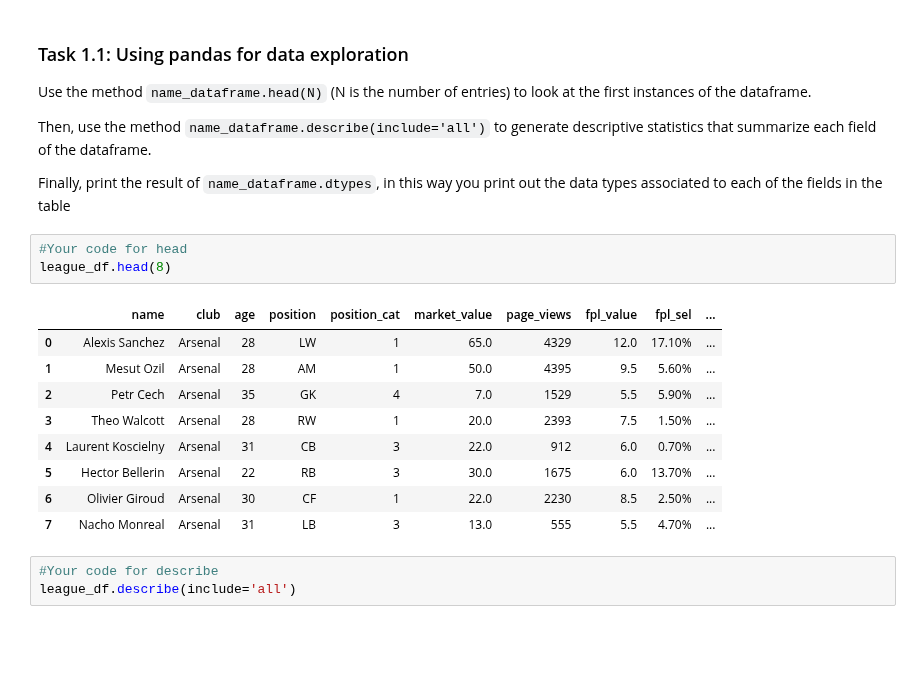
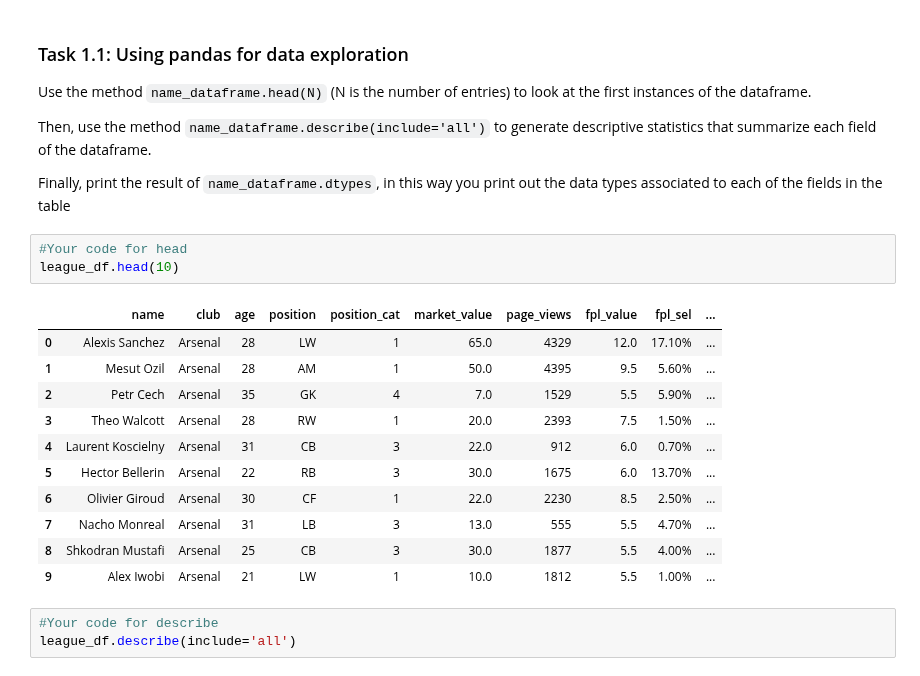
Before and after one commit to setrar/MALIS, a Jupyter notebook: labs/lab1/linear/linear.ipynb, the cells around one changed output. Cells and saved outputs as stored; diff of their text form; blank space fills up the shorter version.

```diff
--- a/labs/lab1/linear/linear.ipynb
+++ b/labs/lab1/linear/linear.ipynb
@@ -54,17 +54,19 @@ Then, use the method `name_dataframe.describe(include='all')` to generate descri
 Finally, print the result of `name_dataframe.dtypes`, in this way you print out the data types associated to each of the fields in the table
 # %%
 #Your code for head
-league_df.head(8)
+league_df.head(10)
 # %% [output]
 |  | name | club | age | position | position_cat | market_value | page_views | fpl_value | fpl_sel | ... |
 | 0 | Alexis Sanchez | Arsenal | 28 | LW | 1 | 65.0 | 4329 | 12.0 | 17.10% | ... |
 | 1 | Mesut Ozil | Arsenal | 28 | AM | 1 | 50.0 | 4395 | 9.5 | 5.60% | ... |
 | 2 | Petr Cech | Arsenal | 35 | GK | 4 | 7.0 | 1529 | 5.5 | 5.90% | ... |
 | 3 | Theo Walcott | Arsenal | 28 | RW | 1 | 20.0 | 2393 | 7.5 | 1.50% | ... |
 | 4 | Laurent Koscielny | Arsenal | 31 | CB | 3 | 22.0 | 912 | 6.0 | 0.70% | ... |
 | 5 | Hector Bellerin | Arsenal | 22 | RB | 3 | 30.0 | 1675 | 6.0 | 13.70% | ... |
 | 6 | Olivier Giroud | Arsenal | 30 | CF | 1 | 22.0 | 2230 | 8.5 | 2.50% | ... |
 | 7 | Nacho Monreal | Arsenal | 31 | LB | 3 | 13.0 | 555 | 5.5 | 4.70% | ... |
+| 8 | Shkodran Mustafi | Arsenal | 25 | CB | 3 | 30.0 | 1877 | 5.5 | 4.00% | ... |
+| 9 | Alex Iwobi | Arsenal | 21 | LW | 1 | 10.0 | 1812 | 5.5 | 1.00% | ... |
 # %%
 #Your code for describe
 league_df.describe(include='all')
```
